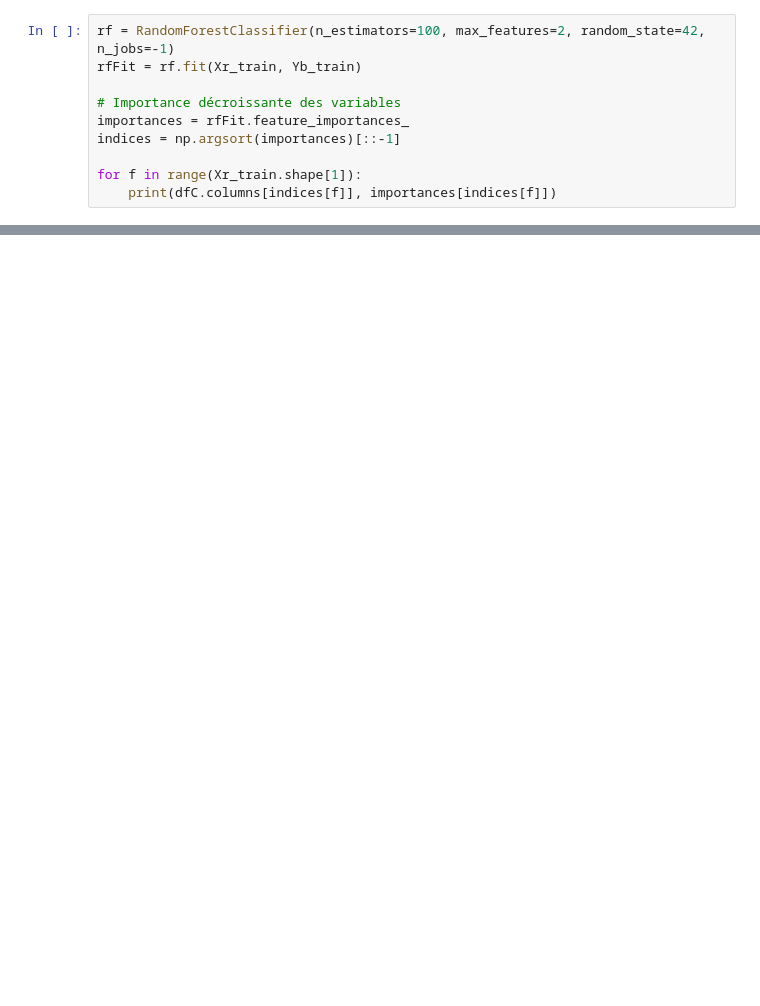
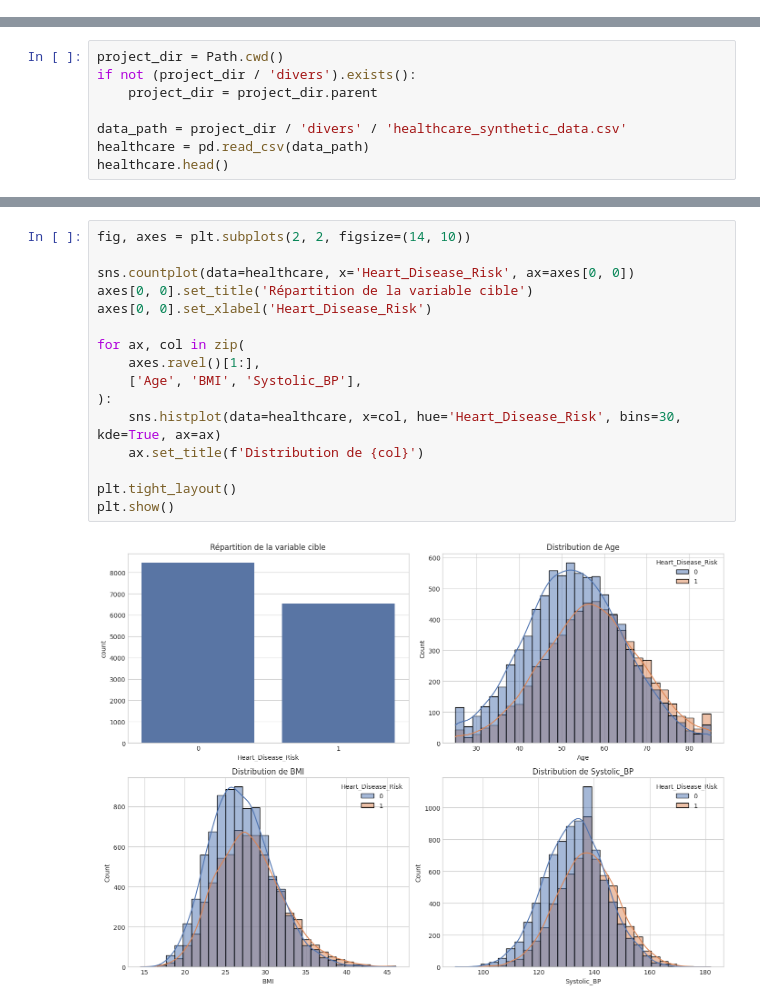
Before and after one commit to corentinbrand/ML-project, a Jupyter notebook: analyses_python/CART_AgrDMod_python_gus.ipynb, the cells around one changed output, grey strips where cells are left out. Saved outputs shown, nothing was run; the diff lists cells and outputs as text; blank space fills up the shorter version.

```diff
--- a/analyses_python/CART_AgrDMod_python_gus.ipynb
+++ b/analyses_python/CART_AgrDMod_python_gus.ipynb
@@ -185,10 +0,0 @@ Comme dans le TP ozone, on calcule ensuite un indicateur d'importance des variab
-# %%
-rf = RandomForestClassifier(n_estimators=100, max_features=2, random_state=42, n_jobs=-1)
-rfFit = rf.fit(Xr_train, Yb_train)
-
-# Importance décroissante des variables
-importances = rfFit.feature_importances_
-indices = np.argsort(importances)[::-1]
-
-for f in range(Xr_train.shape[1]):
-    print(dfC.columns[indices[f]], importances[indices[f]])
@@ -225,0 +60,8 @@ Le smoking et le fasting sont les deux variables les plus importantes pour la pr
+# %%
+project_dir = Path.cwd()
+if not (project_dir / 'divers').exists():
+    project_dir = project_dir.parent
+
+data_path = project_dir / 'divers' / 'healthcare_synthetic_data.csv'
+healthcare = pd.read_csv(data_path)
+healthcare.head()
@@ -225,0 +191,18 @@ Le smoking et le fasting sont les deux variables les plus importantes pour la pr
+# %%
+fig, axes = plt.subplots(2, 2, figsize=(14, 10))
+
+sns.countplot(data=healthcare, x='Heart_Disease_Risk', ax=axes[0, 0])
+axes[0, 0].set_title('Répartition de la variable cible')
+axes[0, 0].set_xlabel('Heart_Disease_Risk')
+
+for ax, col in zip(
+    axes.ravel()[1:],
+    ['Age', 'BMI', 'Systolic_BP'],
+):
+    sns.histplot(data=healthcare, x=col, hue='Heart_Disease_Risk', bins=30, kde=True, ax=ax)
+    ax.set_title(f'Distribution de {col}')
+
+plt.tight_layout()
+plt.show()
+# %% [output]
+[figure, added]
```
Also changed, not shown: parts of 67 cells of this notebook, 6 other files.
